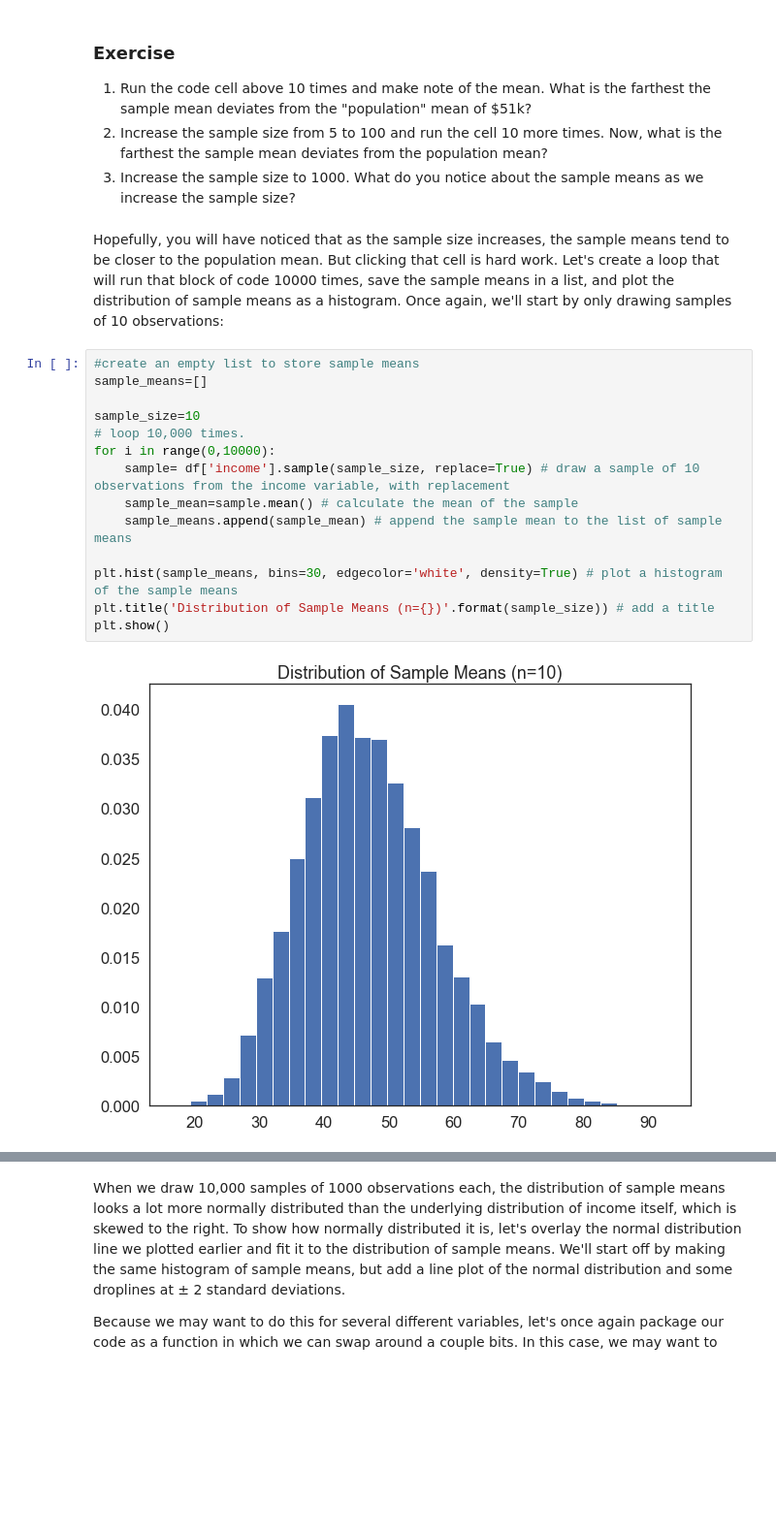
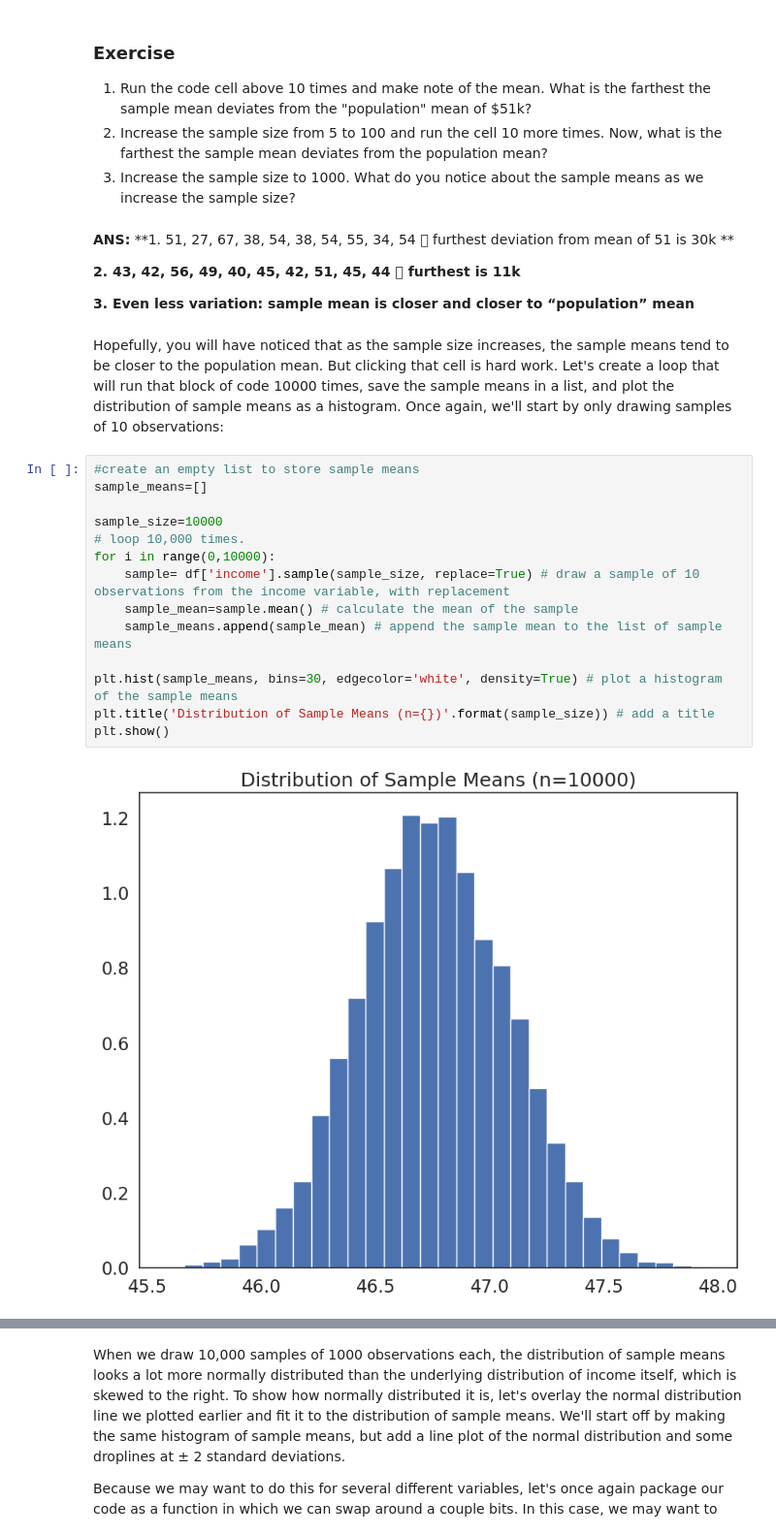
Before and after one commit to LPAT9999/QM, a Jupyter notebook: notebooks/W05. Distributions and Basic Statistics.ipynb, the cells around one changed output, grey strips where cells are left out. Shown at 97% size. Cells and saved outputs as stored; diff of their text form; blank space fills up the shorter version.

```diff
--- a/notebooks/W05. Distributions and Basic Statistics.ipynb
+++ b/notebooks/W05. Distributions and Basic Statistics.ipynb
@@ -415,24 +415,31 @@ Mean: 33.0
 1. Run the code cell above 10 times and make note of the mean. What is the farthest the sample mean deviates from the "population" mean of $51k?
 2. Increase the sample size from 5 to 100 and run the cell 10 more times. Now, what is the farthest the sample mean deviates from the population mean?
 3. Increase the sample size to 1000. What do you notice about the sample means as we increase the sample size?
+# %% [markdown]
+**ANS:**
+**1.	51, 27, 67, 38, 54, 38, 54, 55, 34, 54  furthest deviation from mean of 51 is 30k **
+
+**2.	43, 42, 56, 49, 40, 45, 42, 51, 45, 44  furthest is 11k**
+
+**3.	Even less variation: sample mean is closer and closer to “population” mean**
 # %% [markdown]
 Hopefully, you will have noticed that as the sample size increases, the sample means tend to be closer to the population mean. But clicking that cell is hard work. Let's create a loop that will run that block of code 10000 times, save the sample means in a list, and plot the distribution of sample means as a histogram. Once again, we'll start by only drawing samples of 10 observations:
 # %%
 #create an empty list to store sample means
 sample_means=[]
 
-sample_size=10
+sample_size=10000
 # loop 10,000 times.
 for i in range(0,10000):
     sample= df['income'].sample(sample_size, replace=True) # draw a sample of 10 observations from the income variable, with replacement
     sample_mean=sample.mean() # calculate the mean of the sample
     sample_means.append(sample_mean) # append the sample mean to the list of sample means
 
 plt.hist(sample_means, bins=30, edgecolor='white', density=True) # plot a histogram of the sample means
 plt.title('Distribution of Sample Means (n={})'.format(sample_size)) # add a title
 plt.show()
 # %% [output]
-[figure, old version]
+[figure, new version]
 # %% [markdown]
 ### Exercise
 
```
Also changed, not shown: parts of 5 cells of this notebook.
